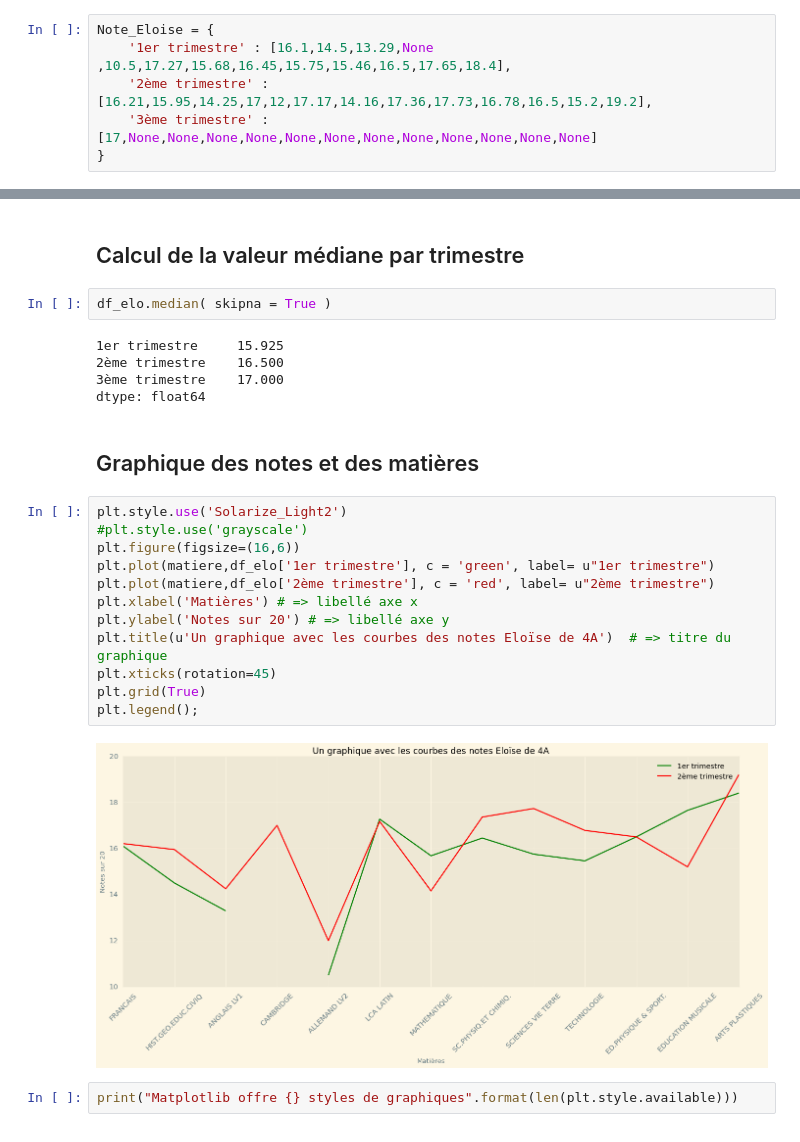
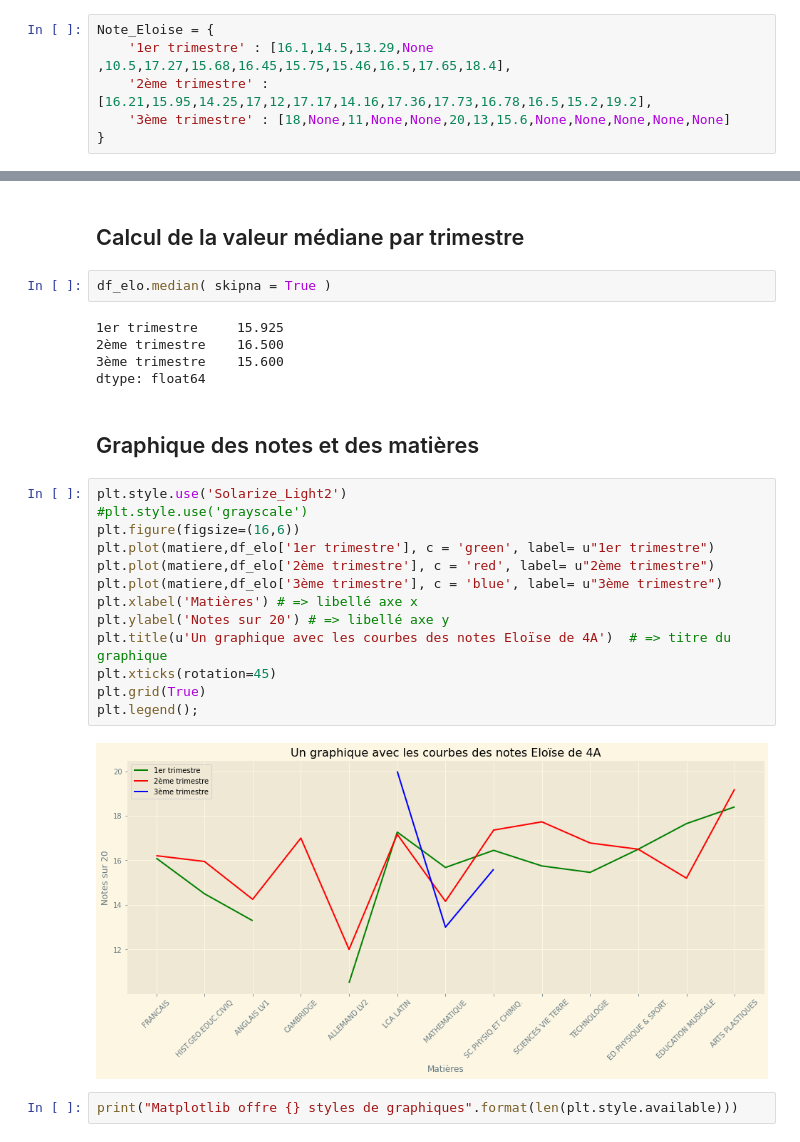
Before and after one commit to jeau-luc/python_panadas, a Jupyter notebook: Notes_Eloise.ipynb, the cells around one changed output, grey strips where cells are left out. Drawn from its saved outputs; the diff is of its cells as text.

```diff
--- a/Notes_Eloise.ipynb
+++ b/Notes_Eloise.ipynb
@@ -14,7 +14,7 @@ libs loaded
 Note_Eloise = {
     '1er trimestre' : [16.1,14.5,13.29,None ,10.5,17.27,15.68,16.45,15.75,15.46,16.5,17.65,18.4],
     '2ème trimestre' : [16.21,15.95,14.25,17,12,17.17,14.16,17.36,17.73,16.78,16.5,15.2,19.2],
-    '3ème trimestre' : [17,None,None,None,None,None,None,None,None,None,None,None,None]
+    '3ème trimestre' : [18,None,11,None,None,20,13,15.6,None,None,None,None,None]
 }
 # %% [markdown]
 - Visualiser le dictionnaire
@@ -129,24 +129,25 @@ df_elo.median( skipna = True )
 # %% [output]
 1er trimestre     15.925
 2ème trimestre    16.500
-3ème trimestre    17.000
+3ème trimestre    15.600
 dtype: float64
 # %% [markdown]
 ## Graphique des notes et des matières
 # %%
 plt.style.use('Solarize_Light2')
 #plt.style.use('grayscale')
 plt.figure(figsize=(16,6))
 plt.plot(matiere,df_elo['1er trimestre'], c = 'green', label= u"1er trimestre")
 plt.plot(matiere,df_elo['2ème trimestre'], c = 'red', label= u"2ème trimestre")
+plt.plot(matiere,df_elo['3ème trimestre'], c = 'blue', label= u"3ème trimestre")
 plt.xlabel('Matières') # => libellé axe x
 plt.ylabel('Notes sur 20') # => libellé axe y
 plt.title(u'Un graphique avec les courbes des notes Eloïse de 4A')  # => titre du graphique
 plt.xticks(rotation=45)
 plt.grid(True)
 plt.legend();
 # %% [output]
-[figure, old version]
+[figure, new version]
 # %%
 print("Matplotlib offre {} styles de graphiques".format(len(plt.style.available)))
 # %% [output]
```
Also changed, not shown: parts of 5 cells of this notebook.
